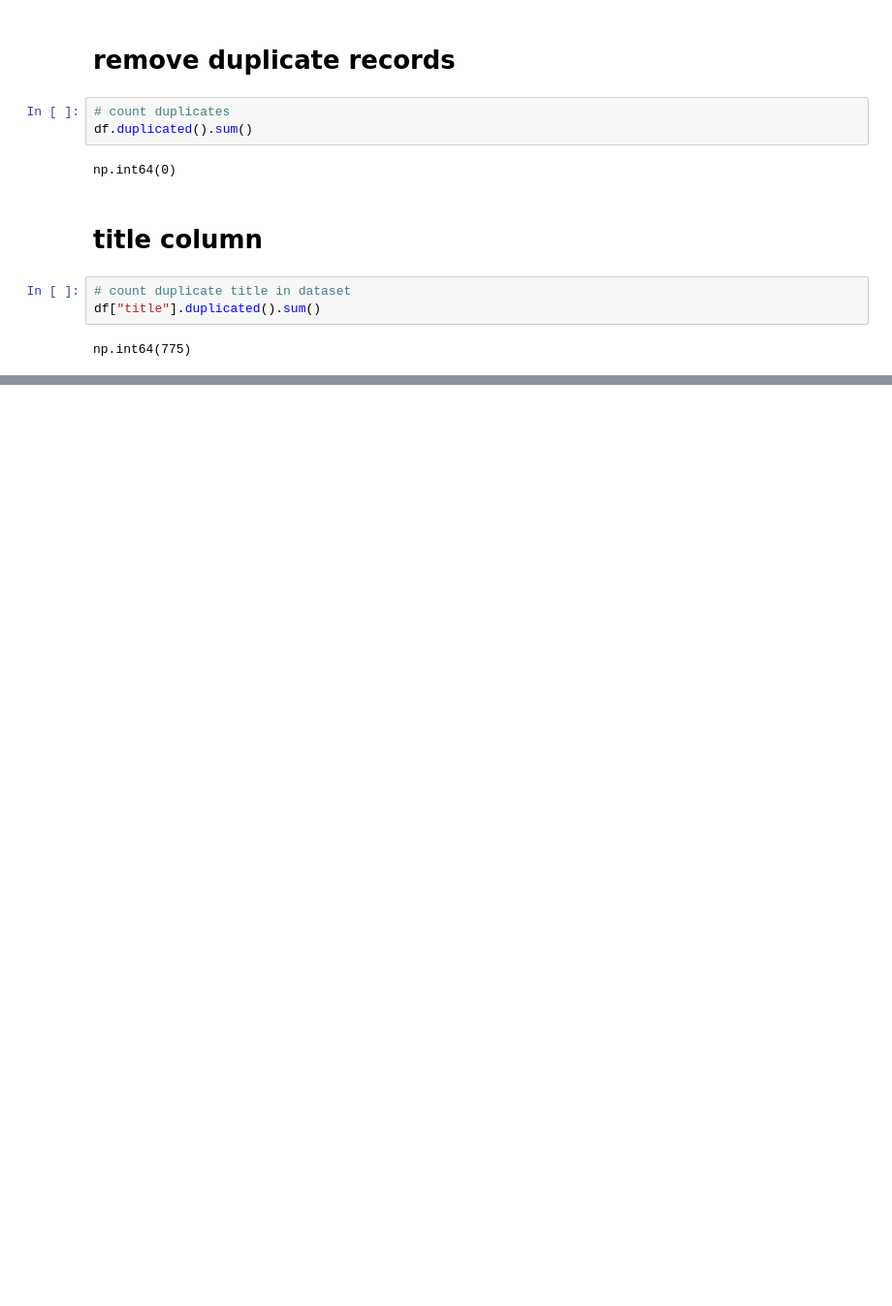
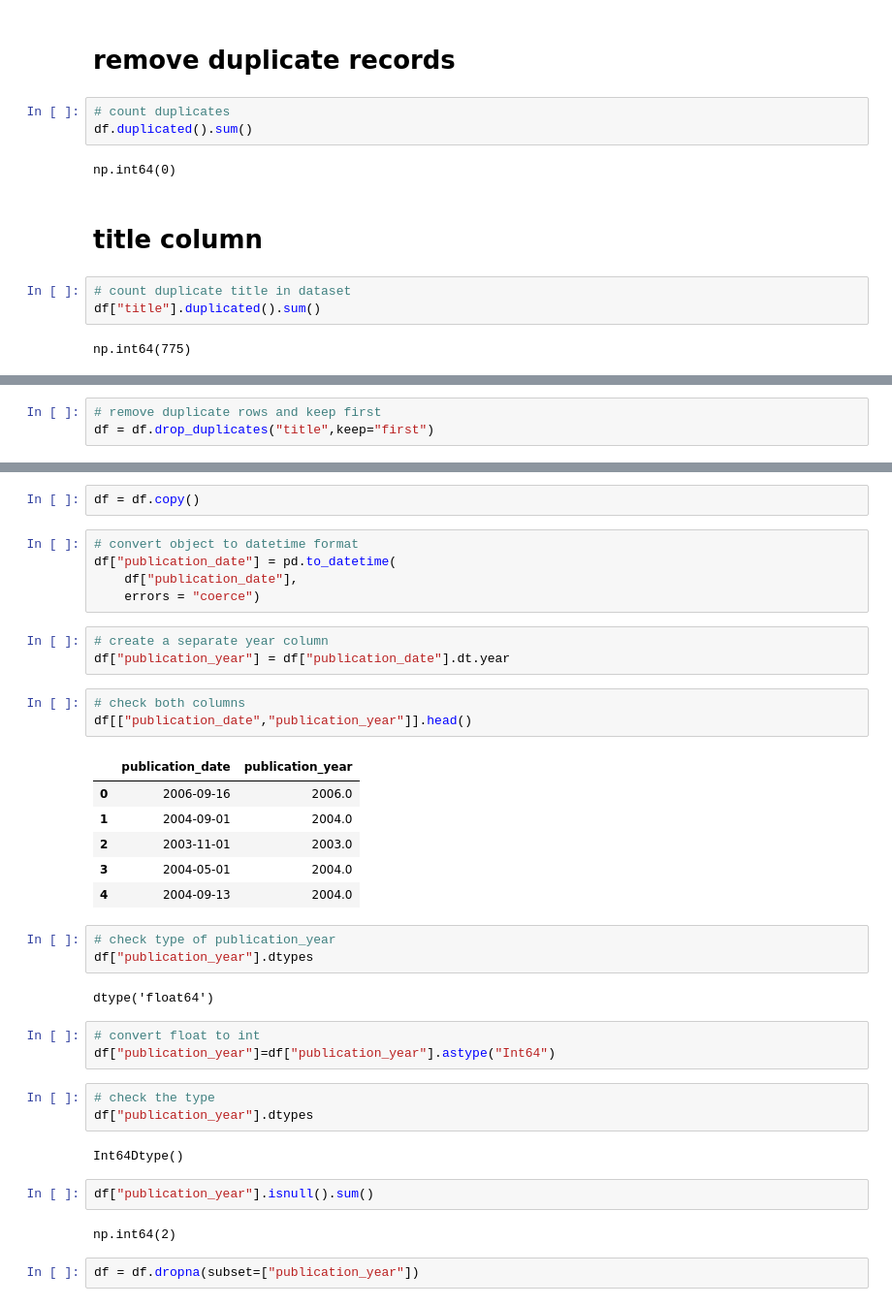
Before and after one commit to yashdeore24/Book-Review-Rating-Analysis, a Jupyter notebook: EDA_File.ipynb, the cells around one changed output, grey strips where cells are left out. Shown at 97% size. Saved outputs shown, nothing was run; the diff lists cells and outputs as text; blank space fills up the shorter version.

```diff
--- a/EDA_File.ipynb
+++ b/EDA_File.ipynb
@@ -130,0 +162,3 @@ np.int64(775)
+# %%
+# remove duplicate rows and keep first
+df = df.drop_duplicates("title",keep="first")
@@ -130,0 +226,39 @@ np.int64(775)
+# %%
+df = df.copy()
+# %%
+# convert object to datetime format
+df["publication_date"] = pd.to_datetime(
+    df["publication_date"],
+    errors = "coerce")
+# %%
+# create a separate year column
+df["publication_year"] = df["publication_date"].dt.year
+# %%
+# check both columns
+df[["publication_date","publication_year"]].head()
+# %% [output]
+|  | publication_date | publication_year |
+| 0 | 2006-09-16 | 2006.0 |
+| 1 | 2004-09-01 | 2004.0 |
+| 2 | 2003-11-01 | 2003.0 |
+| 3 | 2004-05-01 | 2004.0 |
+| 4 | 2004-09-13 | 2004.0 |
+# %%
+# check type of publication_year
+df["publication_year"].dtypes
+# %% [output]
+dtype('float64')
+# %%
+# convert float to int
+df["publication_year"]=df["publication_year"].astype("Int64")
+# %%
+# check the type
+df["publication_year"].dtypes
+# %% [output]
+Int64Dtype()
+# %%
+df["publication_year"].isnull().sum()
+# %% [output]
+np.int64(2)
+# %%
+df = df.dropna(subset=["publication_year"])
```
Also changed, not shown: parts of 17 cells of this notebook.
